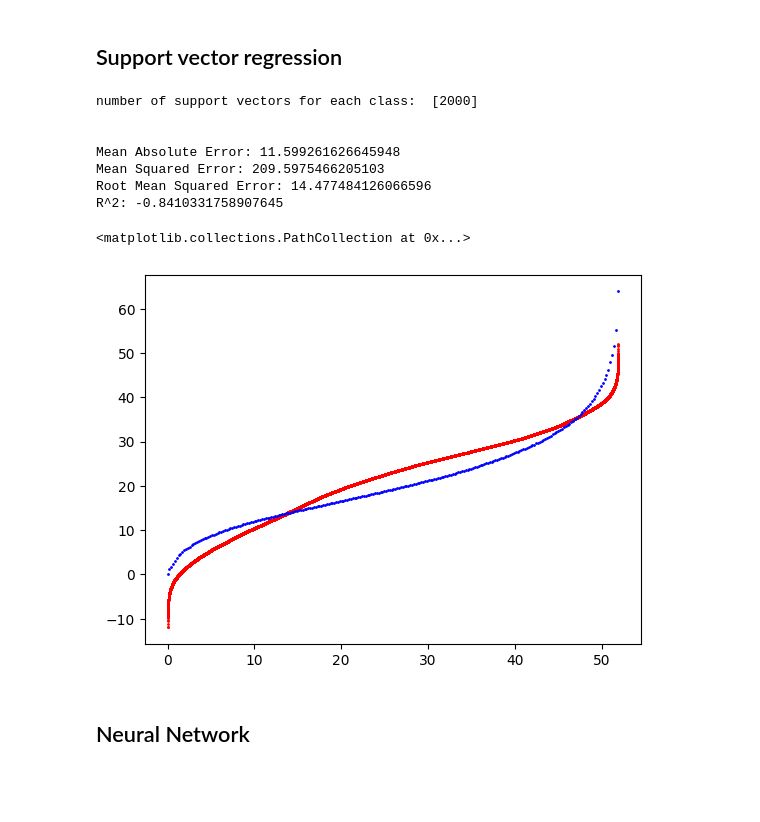
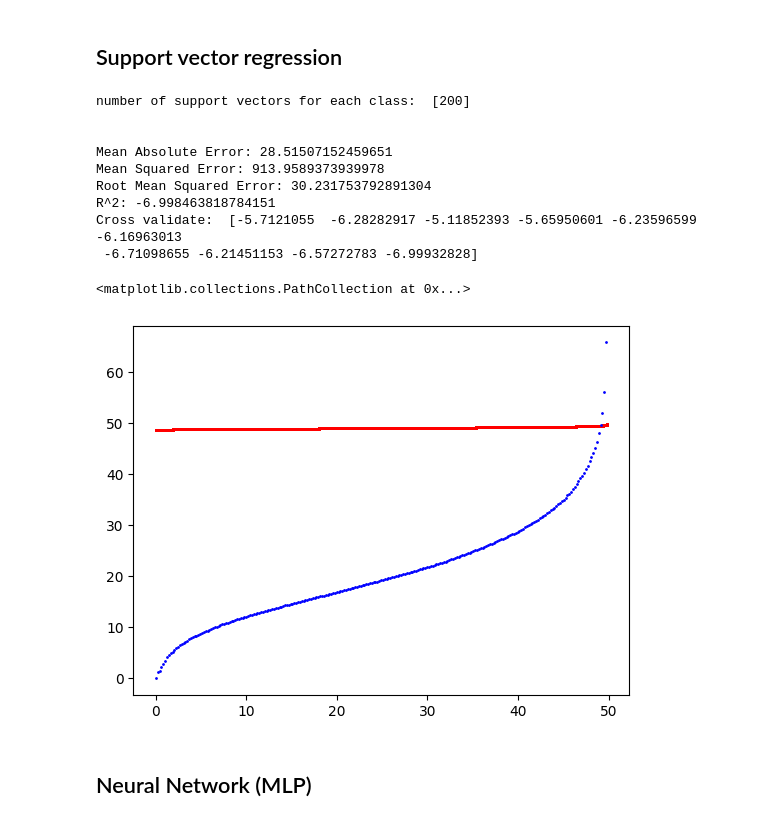
Before and after one commit to Luzinsan/ML_learn, a Jupyter notebook: ML/Innopolis/material/1 semester/Machine Learning/Project/notebooks/regression_task.ipynb, the cells around one changed output. Saved outputs shown, nothing was run; the diff lists cells and outputs as text; code cells hidden in the pictures; blank space fills up the shorter version.

```diff
--- a/ML/Innopolis/material/1 semester/Machine Learning/Project/notebooks/orders.ipynb
+++ b/ML/Innopolis/material/1 semester/Machine Learning/Project/notebooks/regression_task.ipynb
@@ -435,7 +353,7 @@ X_train = encoder.fit_transform(X_train, y_train)
 X_test = encoder.transform(X_test, y_test)
 # %%
 ##################################### Scaling #####################################
-scaler = preprocessing.MinMaxScaler()
+scaler = preprocessing.RobustScaler()
 X_train = pd.DataFrame(scaler.fit_transform(X_train), columns=scaler.get_feature_names_out())
 X_test = pd.DataFrame(scaler.transform(X_test), columns=scaler.get_feature_names_out())
 # %% [markdown]
@@ -446,6 +361,22 @@ X_test.drop(inplace=True, columns=['planned_prep_time'])
 # %%
 from sklearn.linear_model import LinearRegression
 from sklearn.model_selection import cross_val_score
+# %%
+def scores(estimator, X_train, y_train, X_test, y_test, plot=True):
+    y_pred = estimator.predict(X_test)
+
+    if plot:
+        eval_df = pd.DataFrame({'Actual': y_test, 'Predicted': y_pred})
+        x_axis = np.linspace(0, eval_df['Predicted'].max(), len(eval_df))
+        plt.scatter(x_axis, eval_df['Predicted'].sort_values(), s=1, c='r')
+        plt.scatter(x_axis[::200], eval_df['Actual'].sort_values()[::200], s=1, c='b')
+
+    print('Mean Absolute Error:', metrics.mean_absolute_error(y_test, y_pred))
+    print('Mean Squared Error:', metrics.mean_squared_error(y_test, y_pred))
+    print('Root Mean Squared Error:', np.sqrt(metrics.mean_squared_error(y_test, y_pred)))
+    print('R^2:', metrics.r2_score(y_test, y_pred))
+    print('Cross validate: ', cross_val_score(estimator, pd.concat([X_train, X_test]), pd.concat([y_train, y_test]), cv=10))
+    return eval_df if plot else None
 # %% [markdown]
 ## Experiment #1
 # %% [markdown]
@@ -663,17 +590,7 @@ regressor = LinearRegression()
 regressor.fit(X_train_pca, y_train)
 print(f"Model intercept : {regressor.intercept_}")
 print("Model coefs: ", regressor.coef_, '\n\n')
-y_pred = regressor.predict(X_test_pca)
 
-eval_df = pd.DataFrame({'Actual': y_test, 'Predicted': y_pred})
-x_axis = np.linspace(0, eval_df['Predicted'].max(), len(eval_df))
-plt.scatter(x_axis, eval_df['Predicted'].sort_values(), s=1, c='r')
-plt.scatter(x_axis[::200], eval_df['Actual'].sort_values()[::200], s=1, c='b')
-
-print('Mean Absolute Error:', metrics.mean_absolute_error(y_test, y_pred))
-print('Mean Squared Error:', metrics.mean_squared_error(y_test, y_pred))
-print('Root Mean Squared Error:', np.sqrt(metrics.mean_squared_error(y_test, y_pred)))
-print('R^2:', metrics.r2_score(y_test, y_pred))
-scores = cross_val_score(regressor, X_train_pca, y_train, cv=5)
-print("Cross-validation scores:", scores)
+scores(regressor, pd.DataFrame(X_train_pca), y_train,
+                  pd.DataFrame(X_test_pca), y_test)
 # %% [output]
@@ -825,40 +738,39 @@ R^2: 0.24648615082452652
 # %%
 from sklearn.svm import SVR
 # %%
-pca = PCA(n_components=7, random_state=42)
+pca = PCA(n_components=8, random_state=42)
 X_train_svr = pca.fit_transform(X_train_reg)
 X_test_svr = pca.transform(X_test_reg)
 # %%
-svr = SVR(kernel='rbf',C=40, gamma=1, max_iter=1000)
+svr = SVR(kernel='rbf', degree=4, C=1, max_iter=100)
 svr.fit(X_train_svr, y_train)
 
-y_pred = svr.predict(X_test_svr)
 # print("Support vectors: ", svr.support_vectors_) # get support vectors
 # print("indices of support vectors: ", svr.support_) # get indices of support vectors
 print("number of support vectors for each class: ", svr.n_support_,'\n\n') # get number of support vectors for each class
 
+scores(svr, pd.DataFrame(X_train_svr), y_train,
+            pd.DataFrame(X_test_svr), y_test, False)
 
-print('Mean Absolute Error:', metrics.mean_absolute_error(y_test, y_pred))
-print('Mean Squared Error:', metrics.mean_squared_error(y_test, y_pred))
-print('Root Mean Squared Error:', np.sqrt(metrics.mean_squared_error(y_test, y_pred)))
-print('R^2:', metrics.r2_score(y_test, y_pred),'\n\n')
-
+y_pred = svr.predict(X_test_svr)
 eval_df = pd.DataFrame({'Actual': y_test.reset_index(drop=True), 'Predicted': pd.Series(y_pred.tolist()).explode()})
 x_axis = np.linspace(0, eval_df['Predicted'].max(), len(eval_df))
 plt.scatter(x_axis, eval_df['Predicted'].sort_values(), s=1, c='r')
 plt.scatter(x_axis[::200], eval_df['Actual'].sort_values()[::200], s=1, c='b')
 # %% [output]
-number of support vectors for each class:  [2000]
+number of support vectors for each class:  [200]
 
 
-Mean Absolute Error: 11.599261626645948
-Mean Squared Error: 209.5975466205103
-Root Mean Squared Error: 14.477484126066596
-R^2: -0.8410331758907645
+Mean Absolute Error: 28.51507152459651
+Mean Squared Error: 913.9589373939978
+Root Mean Squared Error: 30.231753792891304
+R^2: -6.998463818784151
+Cross validate:  [-5.7121055  -6.28282917 -5.11852393 -5.65950601 -6.23596599 -6.16963013
+ -6.71098655 -6.21451153 -6.57272783 -6.99932828]
 <matplotlib.collections.PathCollection at 0x...>
-[figure, old version]
+[figure, new version]
 # %% [markdown]
-## Neural Network
+## Neural Network (MLP)
 # %%
 import torch
 from torch import nn, optim
```
Also changed, not shown: parts of 52 cells of this notebook, 2 other files.
